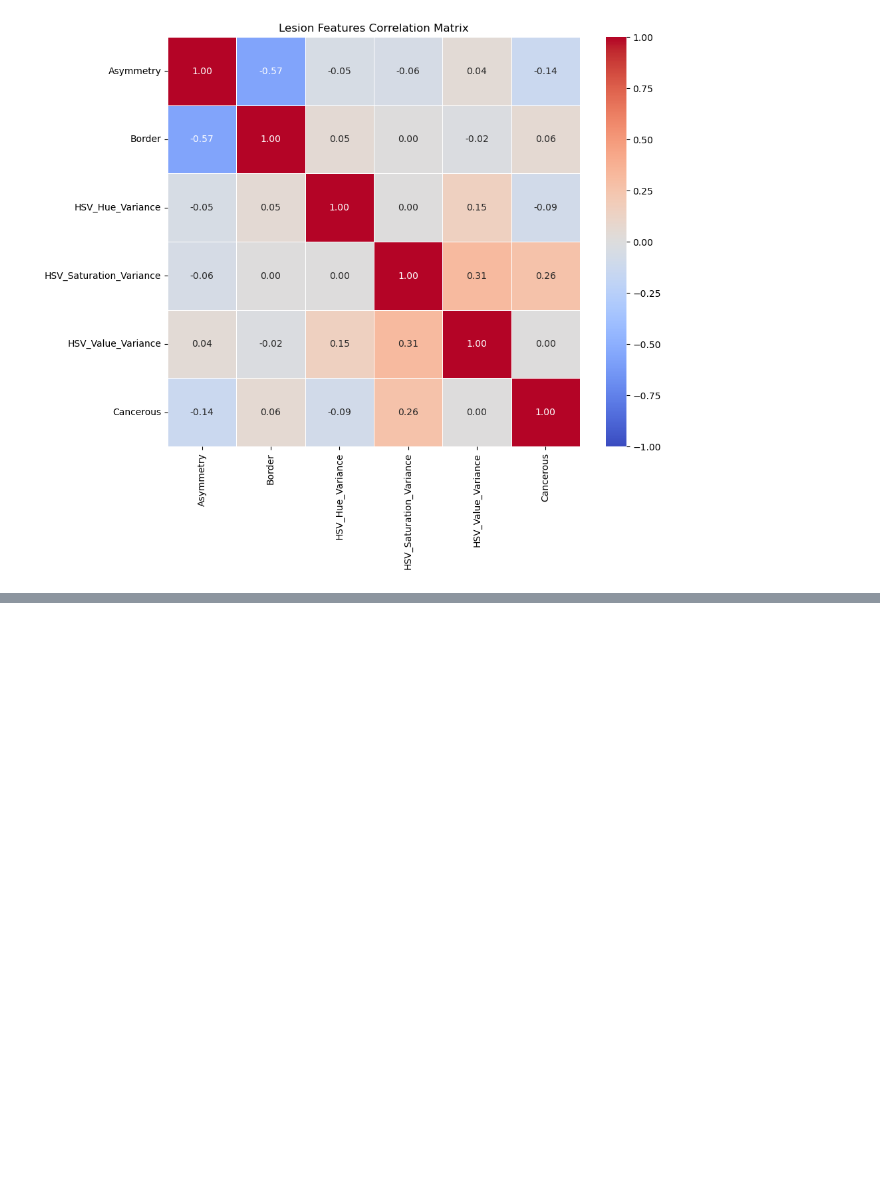
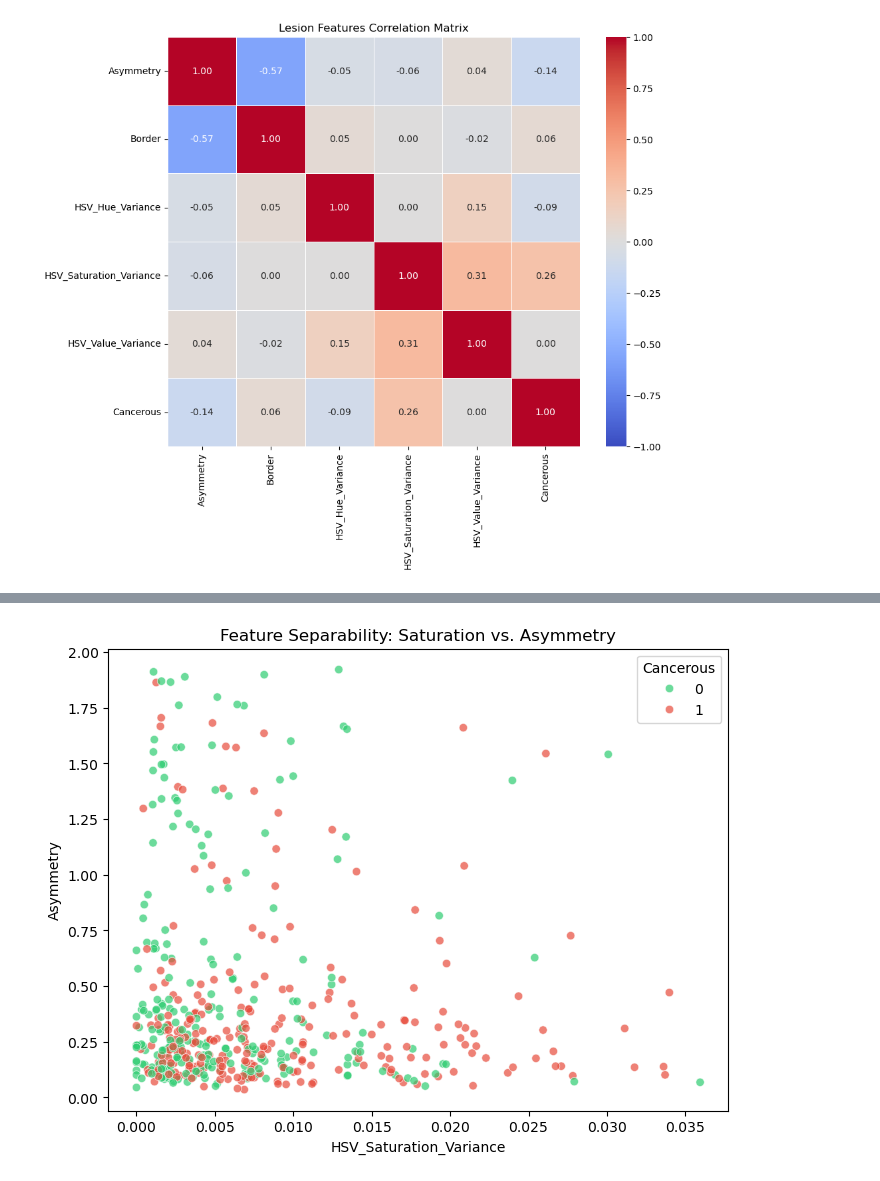
Before and after one commit to SofieITU/Lizards, a Jupyter notebook: src/eda_Hunor.ipynb, the cells around one changed output, grey strips where cells are left out. Saved outputs shown, nothing was run; the diff lists cells and outputs as text; code cells hidden in the pictures; blank space fills up the shorter version.

```diff
--- a/src/eda_Hunor.ipynb
+++ b/src/eda_Hunor.ipynb
@@ -69,0 +99,13 @@ plt.show()
+# %%
+plt.figure(figsize=(8, 6))
+sns.scatterplot(data=df,
+                x='HSV_Saturation_Variance',
+                y='Asymmetry',
+                hue='Cancerous',
+                palette=['#2ecc71', '#e74c3c'],
+                alpha=0.7) # alpha makes the dots slightly transparent so you can see overlaps
+
+plt.title("Feature Separability: Saturation vs. Asymmetry")
+plt.show()
+# %% [output]
+[figure, added]
```
Also changed, not shown: parts of 3 cells of this notebook.
